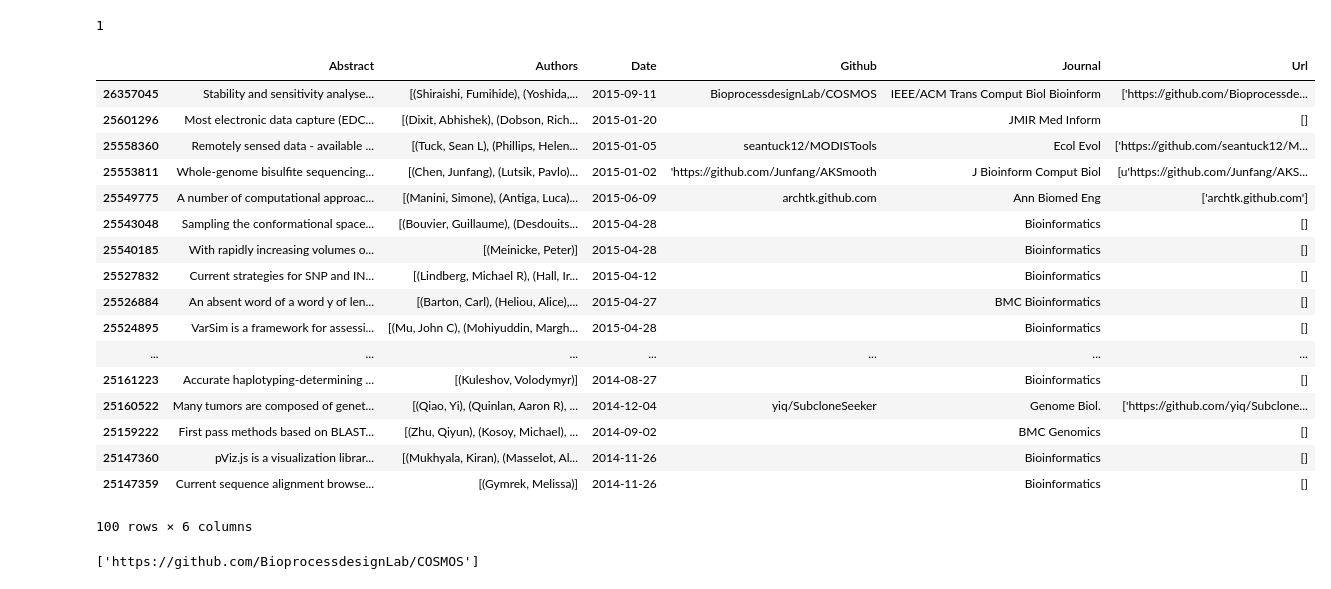
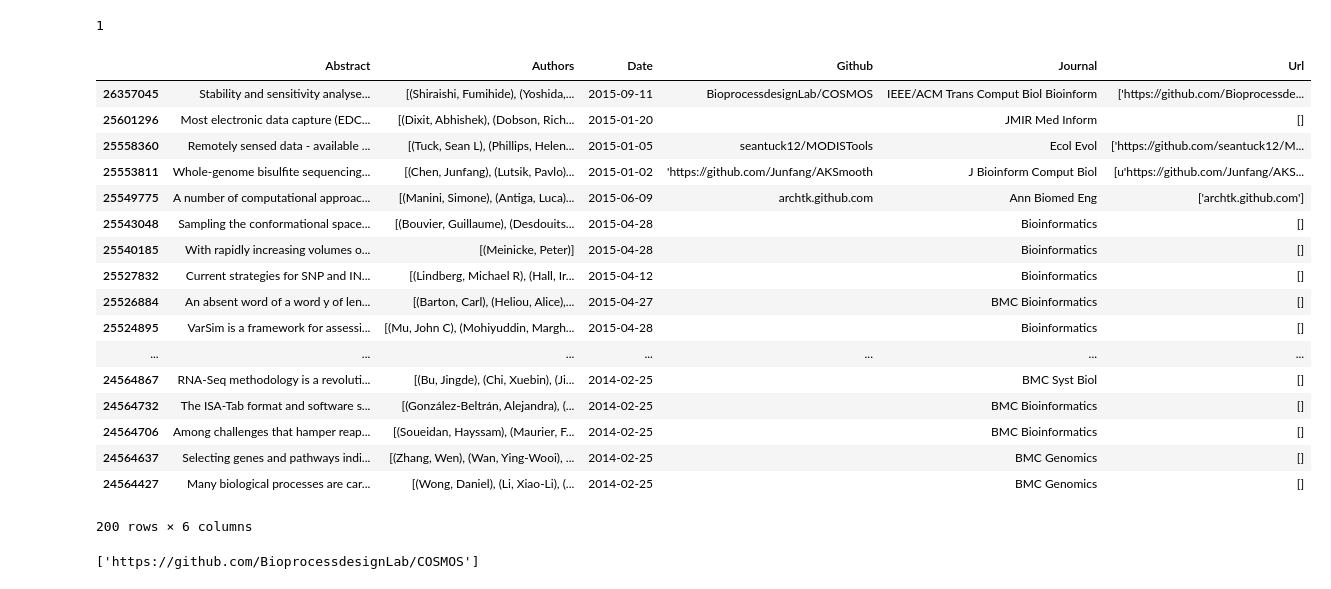
Before and after one commit to kescobo/gender-comp-bio, a Jupyter notebook: src/find_github_repo.ipynb, the cells around one changed output. Cells and saved outputs as stored; diff of their text form; code cells hidden in the pictures.

```diff
--- a/src/find_github_repo.ipynb
+++ b/src/find_github_repo.ipynb
@@ -131,26 +131,26 @@ print except_no
 # %% [output]
 1
 # %%
-df.head(100)
+df.head(200)
 # %% [output]
 |  | Abstract | Authors | Date | Github | Journal | Url |
 | 26357045 | Stability and sensitivity analyse... | [(Shiraishi, Fumihide), (Yoshida,... | 2015-09-11 | BioprocessdesignLab/COSMOS | IEEE/ACM Trans Comput Biol Bioinform | ['https://github.com/Bioprocessde... |
 | 25601296 | Most electronic data capture (EDC... | [(Dixit, Abhishek), (Dobson, Rich... | 2015-01-20 |  | JMIR Med Inform | [] |
 | 25558360 | Remotely sensed data - available ... | [(Tuck, Sean L), (Phillips, Helen... | 2015-01-05 | seantuck12/MODISTools | Ecol Evol | ['https://github.com/seantuck12/M... |
 | 25553811 | Whole-genome bisulfite sequencing... | [(Chen, Junfang), (Lutsik, Pavlo)... | 2015-01-02 | 'https://github.com/Junfang/AKSmooth | J Bioinform Comput Biol | [u'https://github.com/Junfang/AKS... |
 | 25549775 | A number of computational approac... | [(Manini, Simone), (Antiga, Luca)... | 2015-06-09 | archtk.github.com | Ann Biomed Eng | ['archtk.github.com'] |
 | 25543048 | Sampling the conformational space... | [(Bouvier, Guillaume), (Desdouits... | 2015-04-28 |  | Bioinformatics | [] |
 | 25540185 | With rapidly increasing volumes o... | [(Meinicke, Peter)] | 2015-04-28 |  | Bioinformatics | [] |
 | 25527832 | Current strategies for SNP and IN... | [(Lindberg, Michael R), (Hall, Ir... | 2015-04-12 |  | Bioinformatics | [] |
 | 25526884 | An absent word of a word y of len... | [(Barton, Carl), (Heliou, Alice),... | 2015-04-27 |  | BMC Bioinformatics | [] |
 | 25524895 | VarSim is a framework for assessi... | [(Mu, John C), (Mohiyuddin, Margh... | 2015-04-28 |  | Bioinformatics | [] |
 | ... | ... | ... | ... | ... | ... | ... |
-| 25161223 | Accurate haplotyping-determining ... | [(Kuleshov, Volodymyr)] | 2014-08-27 |  | Bioinformatics | [] |
-| 25160522 | Many tumors are composed of genet... | [(Qiao, Yi), (Quinlan, Aaron R), ... | 2014-12-04 | yiq/SubcloneSeeker | Genome Biol. | ['https://github.com/yiq/Subclone... |
-| 25159222 | First pass methods based on BLAST... | [(Zhu, Qiyun), (Kosoy, Michael), ... | 2014-09-02 |  | BMC Genomics | [] |
-| 25147360 | pViz.js is a visualization librar... | [(Mukhyala, Kiran), (Masselot, Al... | 2014-11-26 |  | Bioinformatics | [] |
-| 25147359 | Current sequence alignment browse... | [(Gymrek, Melissa)] | 2014-11-26 |  | Bioinformatics | [] |
+| 24564867 | RNA-Seq methodology is a revoluti... | [(Bu, Jingde), (Chi, Xuebin), (Ji... | 2014-02-25 |  | BMC Syst Biol | [] |
+| 24564732 | The ISA-Tab format and software s... | [(González-Beltrán, Alejandra), (... | 2014-02-25 |  | BMC Bioinformatics | [] |
+| 24564706 | Among challenges that hamper reap... | [(Soueidan, Hayssam), (Maurier, F... | 2014-02-25 |  | BMC Bioinformatics | [] |
+| 24564637 | Selecting genes and pathways indi... | [(Zhang, Wen), (Wan, Ying-Wooi), ... | 2014-02-25 |  | BMC Genomics | [] |
+| 24564427 | Many biological processes are car... | [(Wong, Daniel), (Li, Xiao-Li), (... | 2014-02-25 |  | BMC Genomics | [] |
-100 rows × 6 columns
+200 rows × 6 columns
 # %%
 test = str(df.iat[0,5])
 print test
```
